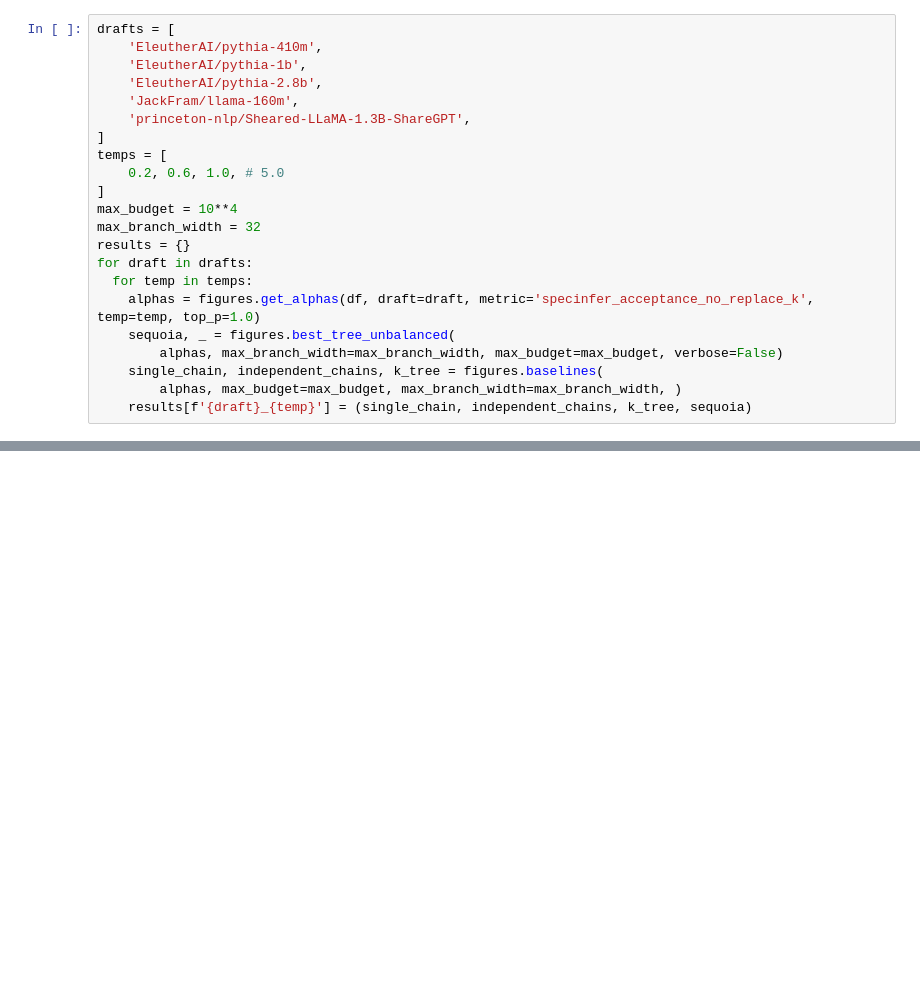
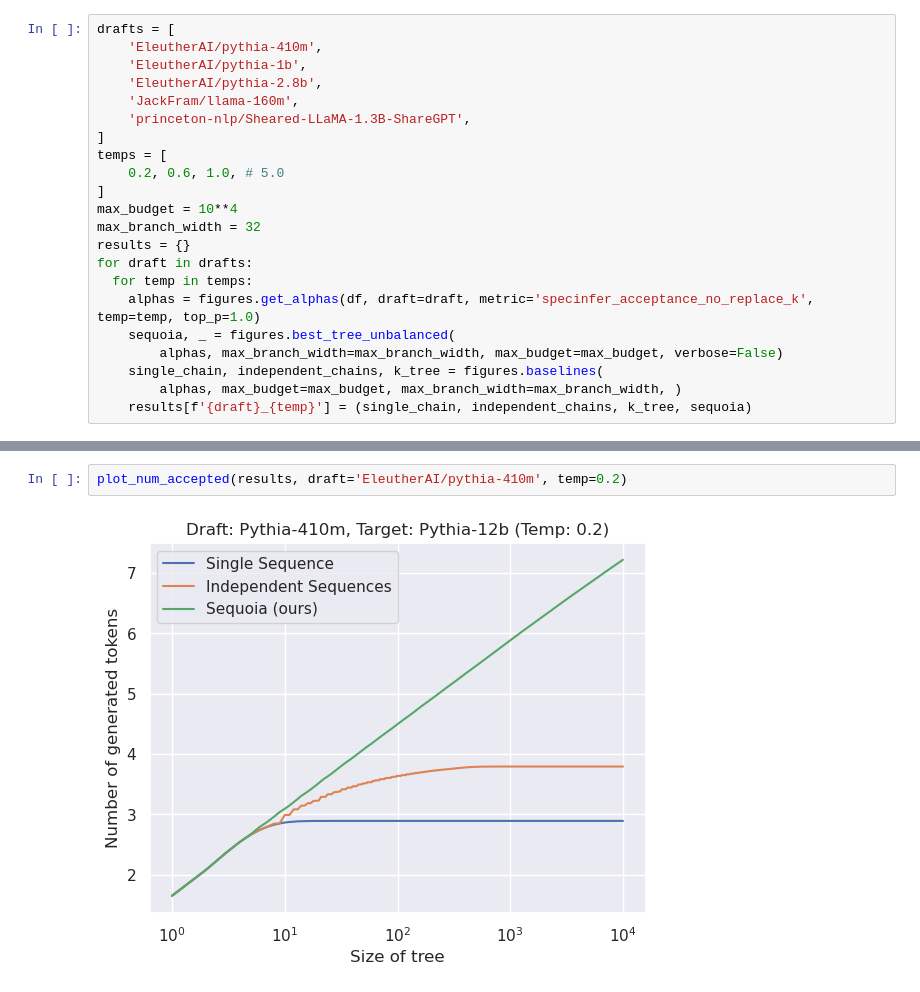
Before and after one commit to AnthonyHuo/An-Empirical-Study-on-Tree-based-Speculative-Decoding, a Jupyter notebook: figures/figures.ipynb, the cells around one changed output, grey strips where cells are left out. Saved outputs shown, nothing was run; the diff lists cells and outputs as text; blank space fills up the shorter version.

```diff
--- a/figures/figures.ipynb
+++ b/figures/figures.ipynb
@@ -78,0 +137,4 @@ for i, draft in enumerate(drafts):
+# %%
+plot_num_accepted(results, draft='EleutherAI/pythia-410m', temp=0.2)
+# %% [output]
+[figure, added]
```
Also changed, not shown: parts of 8 cells of this notebook.
